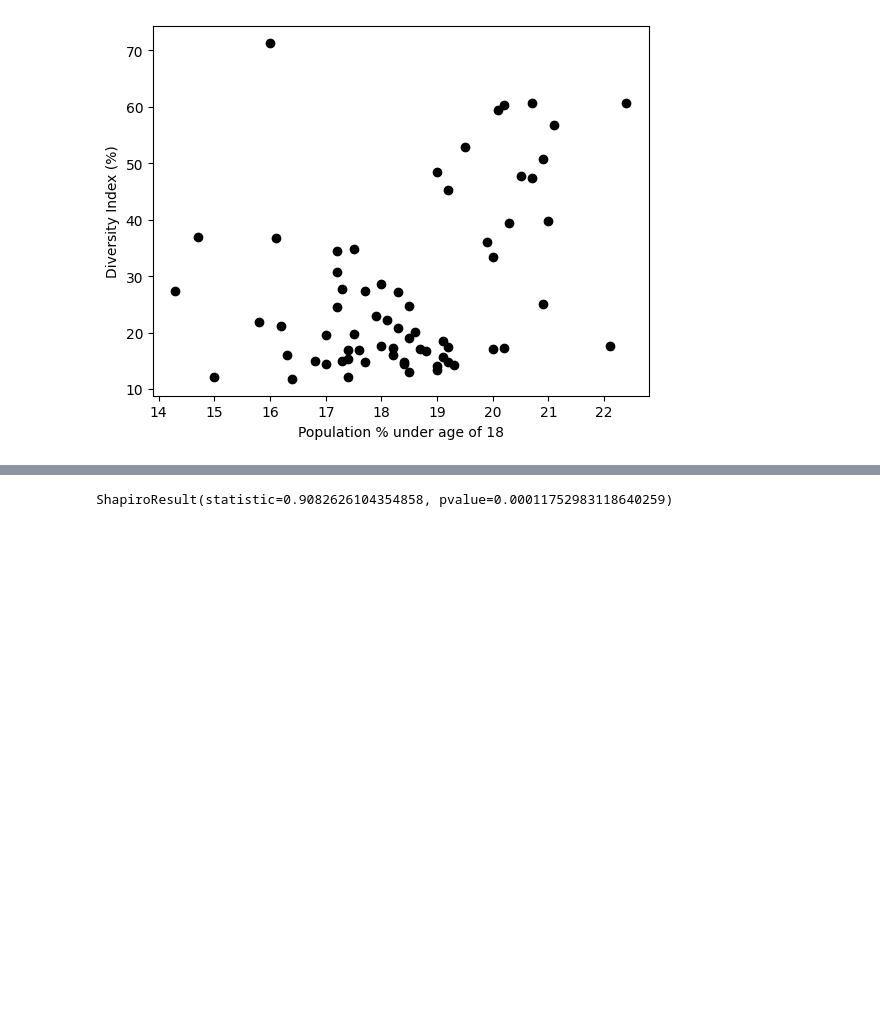
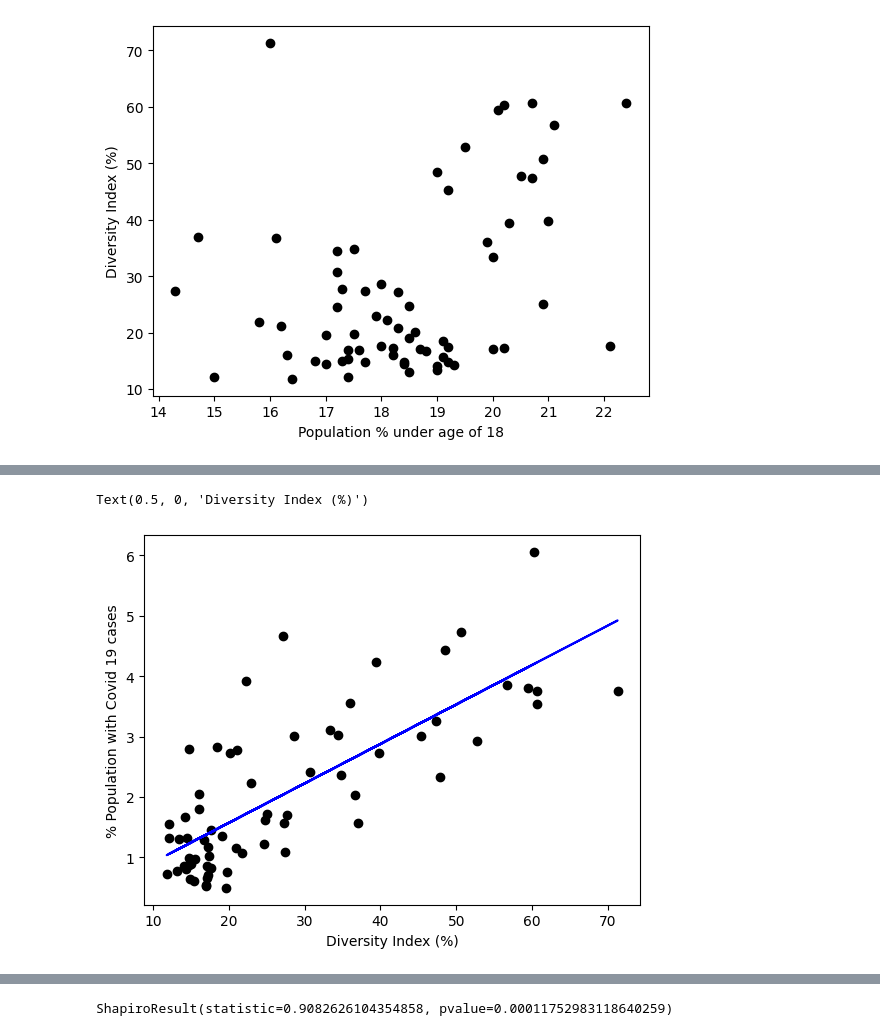
Before and after one commit to sht150/CHE-Math-Project-updated, a Jupyter notebook: Project 1.ipynb, the cells around one changed output, grey strips where cells are left out. Cells and saved outputs as stored; diff of their text form; code cells hidden in the pictures; blank space fills up the shorter version.

```diff
--- a/Project 1.ipynb
+++ b/Project 1.ipynb
@@ -88,0 +114,10 @@ Text(0, 0.5, 'Diversity Index (%)')
+# %%
+cases_DI_calc = np.array(0.0653*data["Diversity Index (%)"] + 0.2665)
+
+plt.plot( data["Diversity Index (%)"], data["% Population with Covid 19 cases"],'ko')
+plt.plot( data["Diversity Index (%)"], cases_DI_calc,'b')
+plt.ylabel("% Population with Covid 19 cases")
+plt.xlabel("Diversity Index (%)")
+# %% [output]
+Text(0.5, 0, 'Diversity Index (%)')
+[figure, added]
```
Also changed, not shown: parts of 36 cells of this notebook, 1 other file.
